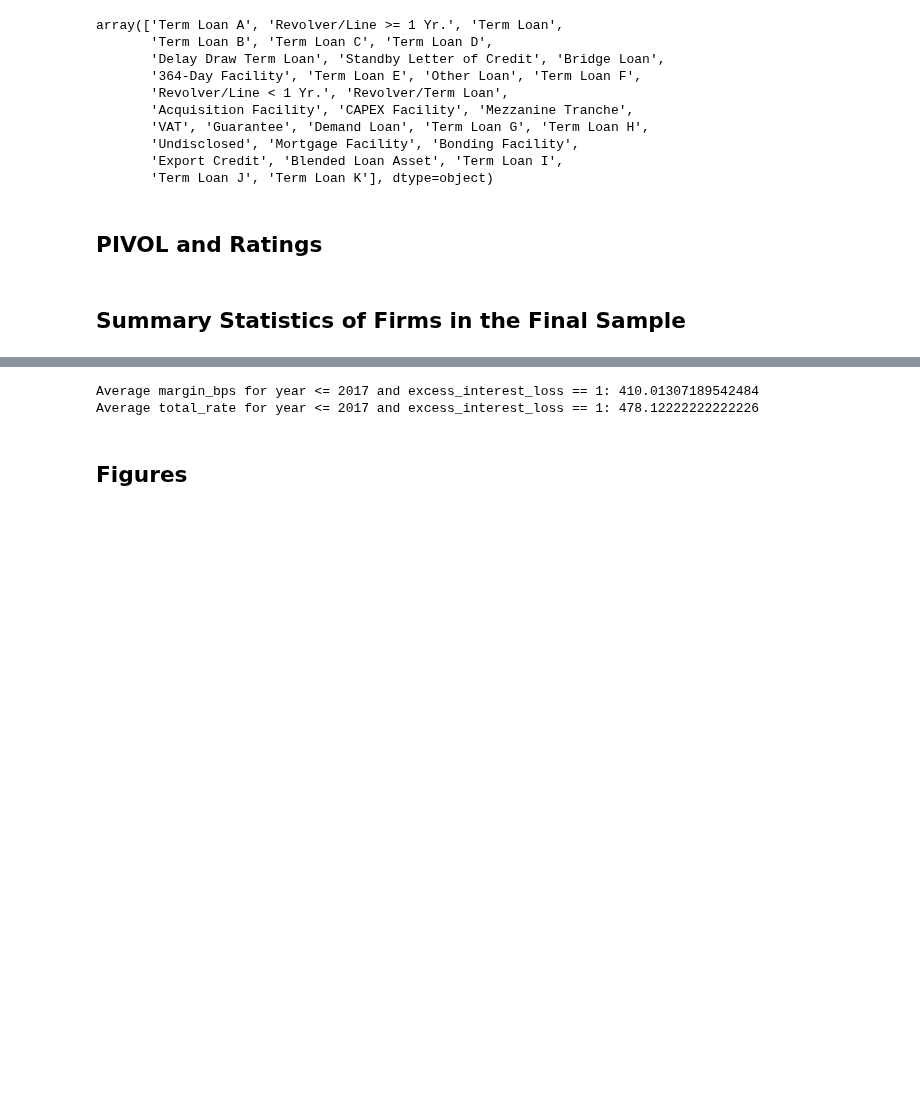
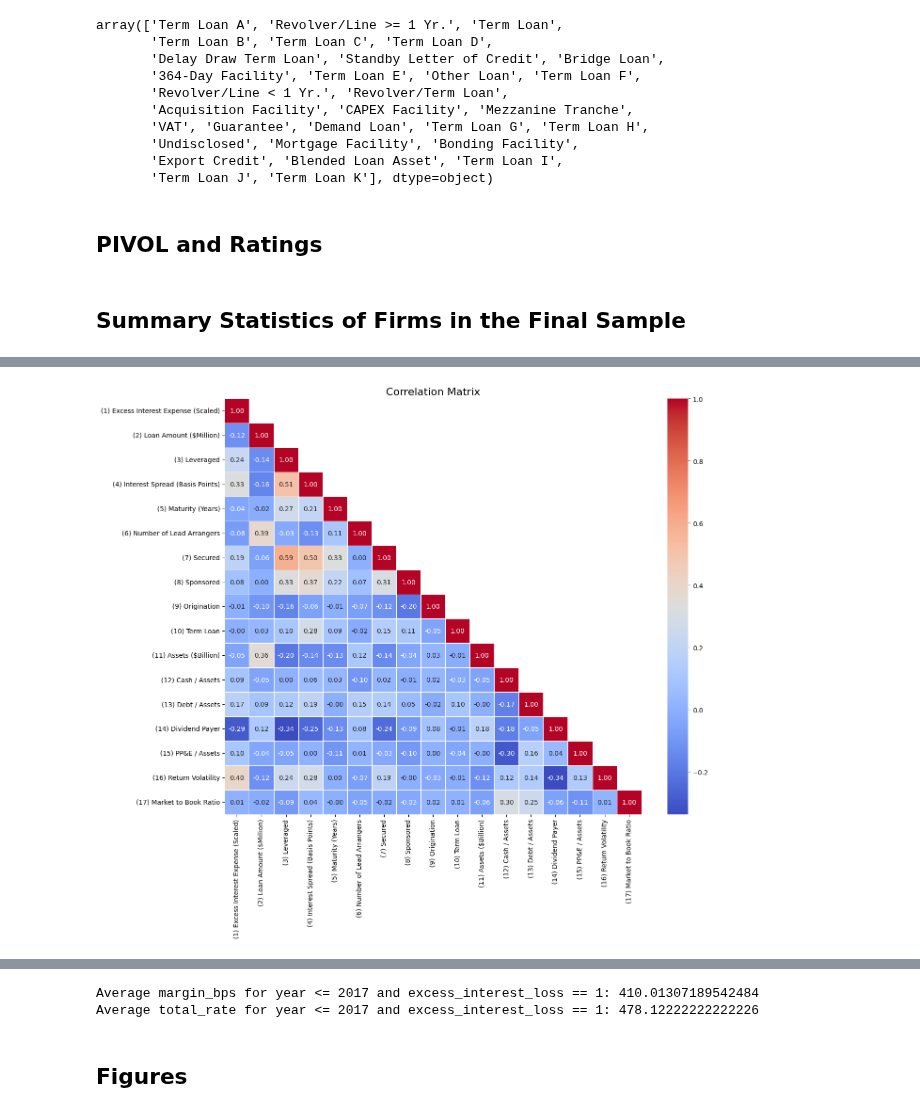
Before and after one commit to zirui-song/interest-deductibility-and-debt-contracting, a Jupyter notebook: Dealscan_Analysis.ipynb, the cells around one changed output, grey strips where cells are left out. Cells and saved outputs as stored; diff of their text form; code cells hidden in the pictures; blank space fills up the shorter version.

```diff
--- a/Dealscan_Analysis.ipynb
+++ b/Dealscan_Analysis.ipynb
@@ -29,7 +30,7 @@ Working directory is set to: /Users/zrsong/MIT Dropbox/Zirui Song/Research Proje
 Loading library list...
 Done
 # %%
-overleaf_dir = "/Users/zrsong/Dropbox (MIT)/Apps/Overleaf/Tax Incidence and Loan Contract Negotiations"
+overleaf_dir = "/Users/zrsong/MIT Dropbox/Zirui Song/Apps/Overleaf/Tax Incidence and Loan Contract Terms"
 # %% [markdown]
 # Compustat / CRSP
 # %%
@@ -1425,2 +1381,55 @@ with open(os.path.join(overleaf_dir, 'Tables/summary_stats_all.tex'), 'w') as f:
 \hline\hline
 \end{tabular}
+# %%
+# Create a correlation matrix for the variables in variable_labels_groups
+correlation_matrix = tranche_level_ds_compa[variable_labels_groups.keys()].corr()
+
+# Rename the index and columns using the shorter labels
+correlation_matrix = correlation_matrix.rename(index=variable_labels_groups, columns=variable_labels_groups)
+
+# Format all values to have 2 decimal places
+formatted_matrix = correlation_matrix.applymap(lambda x: f"{x:.2f}")
+
+# Create a mask for the upper triangle
+mask = np.zeros_like(correlation_matrix, dtype=bool)
+mask[np.triu_indices_from(mask, k=1)] = True
+
+# Replace upper triangle values with empty strings
+for i in range(len(formatted_matrix)):
+    for j in range(i+1, len(formatted_matrix)):
+        formatted_matrix.iloc[i, j] = ""
+
+# Generate numbered labels for columns and rows
+numbered_labels = {}
+for i, label in enumerate(correlation_matrix.columns):
+    numbered_labels[label] = f"({i+1}) {label}"
+
+# Update the index and columns with the numbered labels
+formatted_matrix.columns = [numbered_labels[col] for col in formatted_matrix.columns]
+formatted_matrix.index = [numbered_labels[idx] for idx in formatted_matrix.index]
+
+# Format to LaTeX table
+latex_correlation = tabulate(formatted_matrix, headers="keys", tablefmt="latex")
+
+# Modify \hline to \hline\hline right after \begin{tabular}
+latex_correlation = latex_correlation.replace("\\begin{tabular}{l" + "r" * len(correlation_matrix.columns) + "}\\hline",
+                           "\\begin{tabular}{l" + "r" * len(correlation_matrix.columns) + "}\\hline\\hline")
+
+# Modify \hline to \hline\hline right before \end{tabular}
+latex_correlation = latex_correlation.replace("\\hline\n\\end{tabular}", "\\hline\\hline\n\\end{tabular}")
+
+# Print or save the LaTeX table
+with open(os.path.join(overleaf_dir, 'Tables/correlation_matrix.tex'), 'w') as f:
+    f.write(latex_correlation)
+
+# Also create a heatmap with updated labels and mask the upper triangle
+plt.figure(figsize=(14, 12))
+correlation_matrix_relabeled = correlation_matrix.rename(index=numbered_labels, columns=numbered_labels)
+# Format heatmap annotations to show exactly 2 decimal places
+sns.heatmap(correlation_matrix_relabeled, annot=True, cmap='coolwarm', fmt='.2f',
+           linewidths=0.5, mask=mask)
+plt.title('Correlation Matrix', fontsize=16)
+plt.tight_layout()
+plt.savefig(os.path.join(overleaf_dir, 'Figures/correlation_heatmap.png'), dpi=300)
+# %% [output]
+[figure, added]
```
Also changed, not shown: parts of 14 cells of this notebook, 2 other files.
